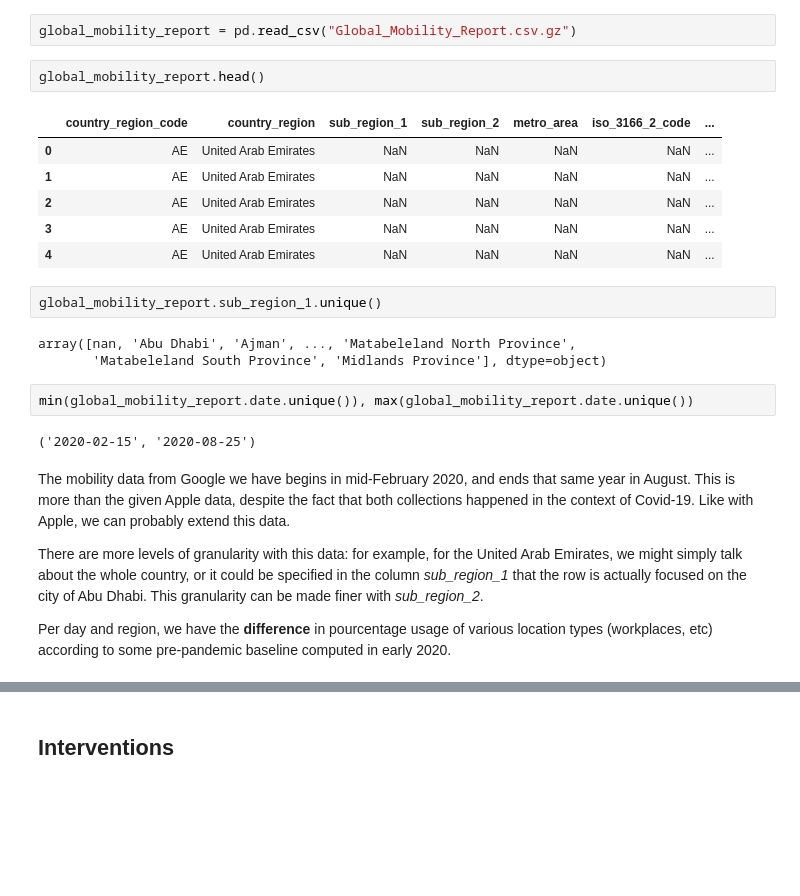
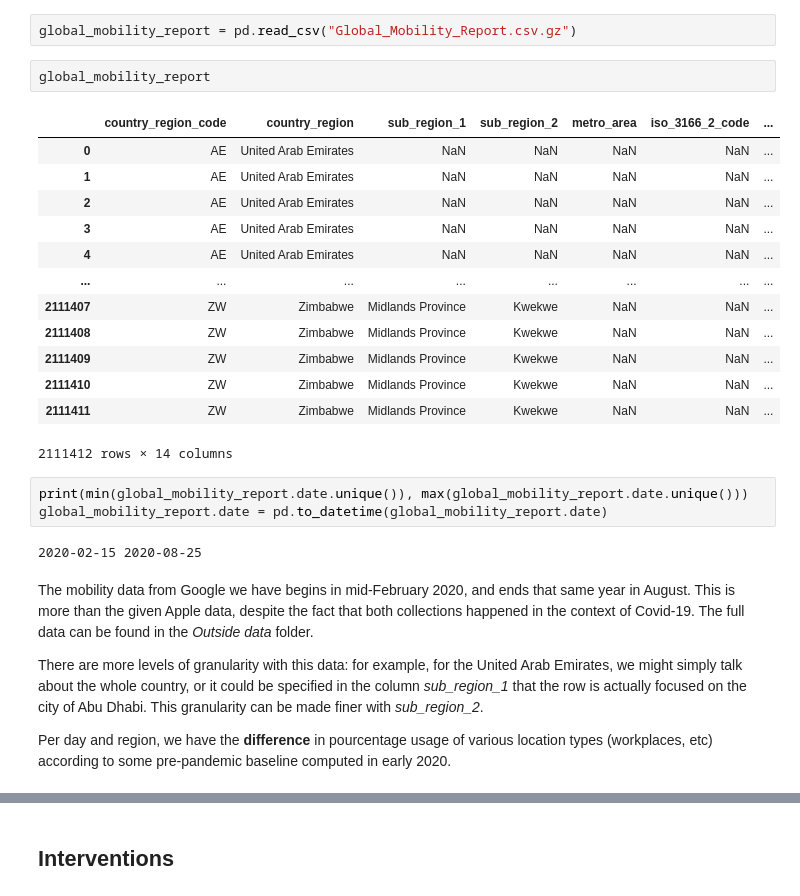
Before and after one commit to epfl-ada/ada-2022-project-wetried, a Jupyter notebook: Exploration corona.ipynb, the cells around one changed output, grey strips where cells are left out. Cells and saved outputs as stored; diff of their text form; blank space fills up the shorter version.

```diff
--- a/Exploration corona.ipynb
+++ b/Exploration corona.ipynb
@@ -359,25 +510,28 @@ apple_mobility_transit = apple_mobility[apple_mobility.transportation_type == 't
 # %%
 global_mobility_report = pd.read_csv("Global_Mobility_Report.csv.gz")
 # %%
-global_mobility_report.head()
+global_mobility_report
 # %% [output]
 |  | country_region_code | country_region | sub_region_1 | sub_region_2 | metro_area | iso_3166_2_code | ... |
 | 0 | AE | United Arab Emirates | NaN | NaN | NaN | NaN | ... |
 | 1 | AE | United Arab Emirates | NaN | NaN | NaN | NaN | ... |
 | 2 | AE | United Arab Emirates | NaN | NaN | NaN | NaN | ... |
 | 3 | AE | United Arab Emirates | NaN | NaN | NaN | NaN | ... |
 | 4 | AE | United Arab Emirates | NaN | NaN | NaN | NaN | ... |
+| ... | ... | ... | ... | ... | ... | ... | ... |
+| 2111407 | ZW | Zimbabwe | Midlands Province | Kwekwe | NaN | NaN | ... |
+| 2111408 | ZW | Zimbabwe | Midlands Province | Kwekwe | NaN | NaN | ... |
+| 2111409 | ZW | Zimbabwe | Midlands Province | Kwekwe | NaN | NaN | ... |
+| 2111410 | ZW | Zimbabwe | Midlands Province | Kwekwe | NaN | NaN | ... |
+| 2111411 | ZW | Zimbabwe | Midlands Province | Kwekwe | NaN | NaN | ... |
+2111412 rows × 14 columns
-# %%
-global_mobility_report.sub_region_1.unique()
-# %% [output]
-array([nan, 'Abu Dhabi', 'Ajman', ..., 'Matabeleland North Province',
-       'Matabeleland South Province', 'Midlands Province'], dtype=object)
 # %%
-min(global_mobility_report.date.unique()), max(global_mobility_report.date.unique())
+print(min(global_mobility_report.date.unique()), max(global_mobility_report.date.unique()))
+global_mobility_report.date = pd.to_datetime(global_mobility_report.date)
 # %% [output]
-('2020-02-15', '2020-08-25')
+2020-02-15 2020-08-25
 # %% [markdown]
-The mobility data from Google we have begins in mid-February 2020, and ends that same year in August. This is more than the given Apple data, despite the fact that both collections happened in the context of Covid-19. Like with Apple, we can probably extend this data.
+The mobility data from Google we have begins in mid-February 2020, and ends that same year in August. This is more than the given Apple data, despite the fact that both collections happened in the context of Covid-19. The full data can be found in the *Outside data* folder.
 
 There are more levels of granularity with this data: for example, for the United Arab Emirates, we might simply talk about the whole country, or it could be specified in the column *sub_region_1* that the row is actually focused on the city of Abu Dhabi. This granularity can be made finer with *sub_region_2*.
 
```
Also changed, not shown: parts of 50 cells of this notebook, 1 other file.
